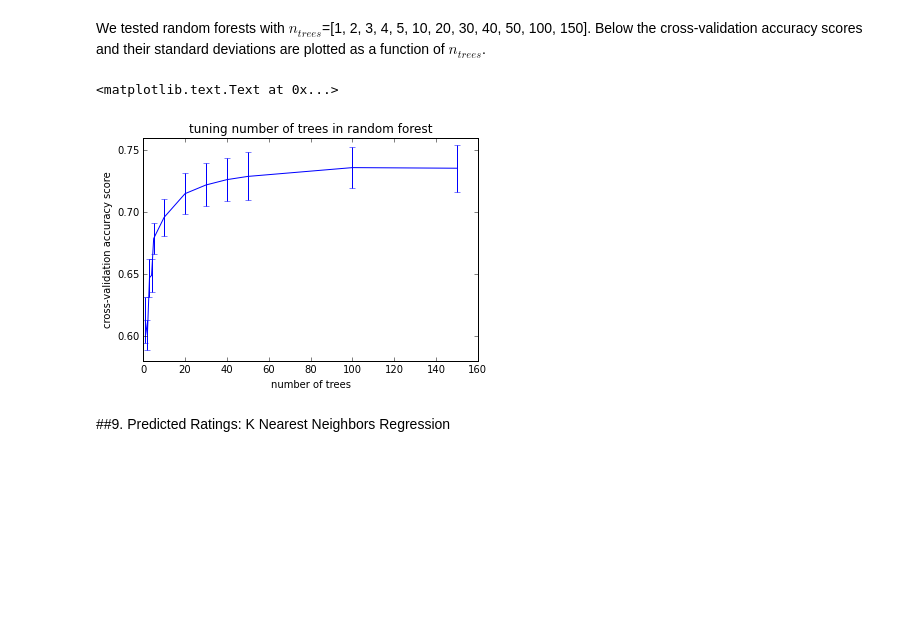
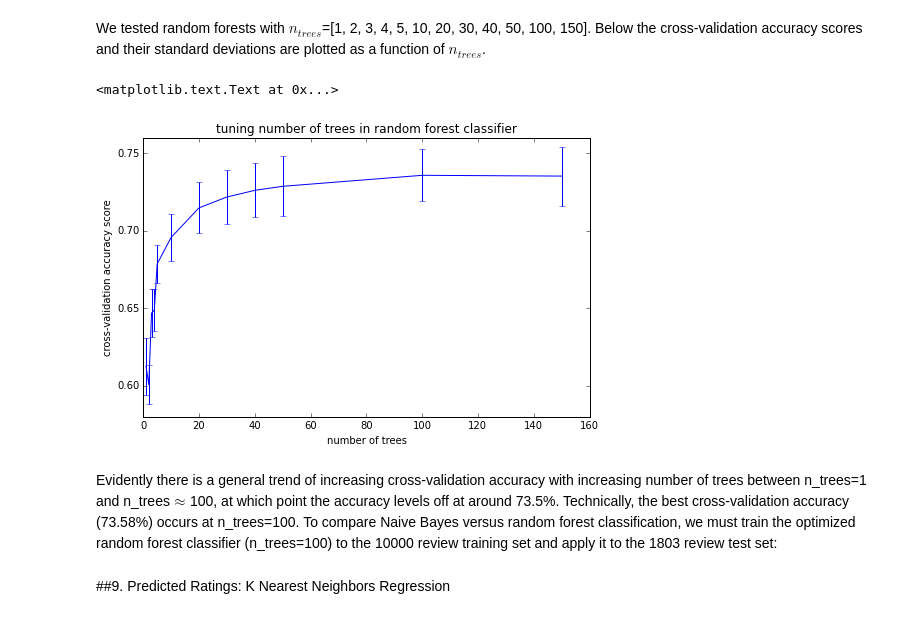
Before and after one commit to ameisner/ac209_project, a Jupyter notebook: pb_classification.ipynb, the cells around one changed output. Drawn from its saved outputs; the diff is of its cells as text; code cells hidden in the pictures; blank space fills up the shorter version.

Commit message:
writing up random forest classification results in detail

```diff
--- a/pb_classification.ipynb
+++ b/pb_classification.ipynb
@@ -345,12 +355,15 @@ We tested random forests with $n_{trees}$=[1, 2, 3, 4, 5, 10, 20, 30, 40, 50, 10
 # %%
 n_trees = cPickle.load(file('data/rf_ntrees.pkl'))
 rf_scores = cPickle.load(file('data/rf_scores.pkl'))
 rf_score_stds = cPickle.load(file('data/rf_std_scores.pkl'))
 
+plt.figure(figsize=(8,5))
 plt.errorbar(n_trees, rf_scores, yerr=rf_score_stds)
 plt.xlabel('number of trees')
 plt.ylabel('cross-validation accuracy score')
-plt.title('tuning number of trees in random forest')
+plt.title('tuning number of trees in random forest classifier')
 # %% [output]
 <matplotlib.text.Text at 0x...>
-[figure, old version]
+[figure, new version]
+# %% [markdown]
+Evidently there is a general trend of increasing cross-validation accuracy with increasing number of trees between n_trees=1 and n_trees$\approx$100, at which point the accuracy levels off at around 73.5%. Technically, the best cross-validation accuracy (73.58%) occurs at n_trees=100. To compare Naive Bayes versus random forest classification, we must train the optimized random forest classifier (n_trees=100) to the 10000 review training set and apply it to the 1803 review test set:
```
Also changed, not shown: parts of 15 cells of this notebook.
